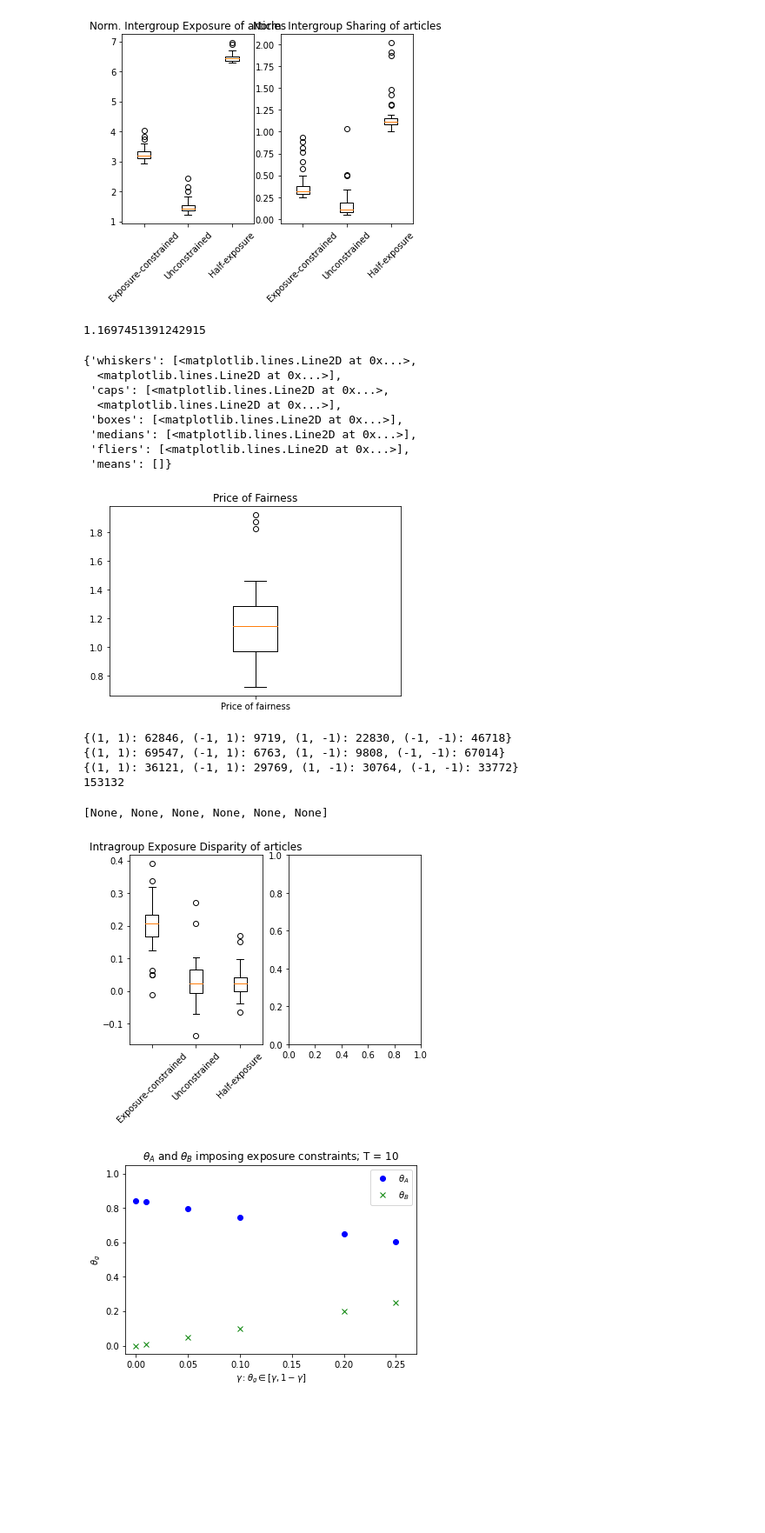
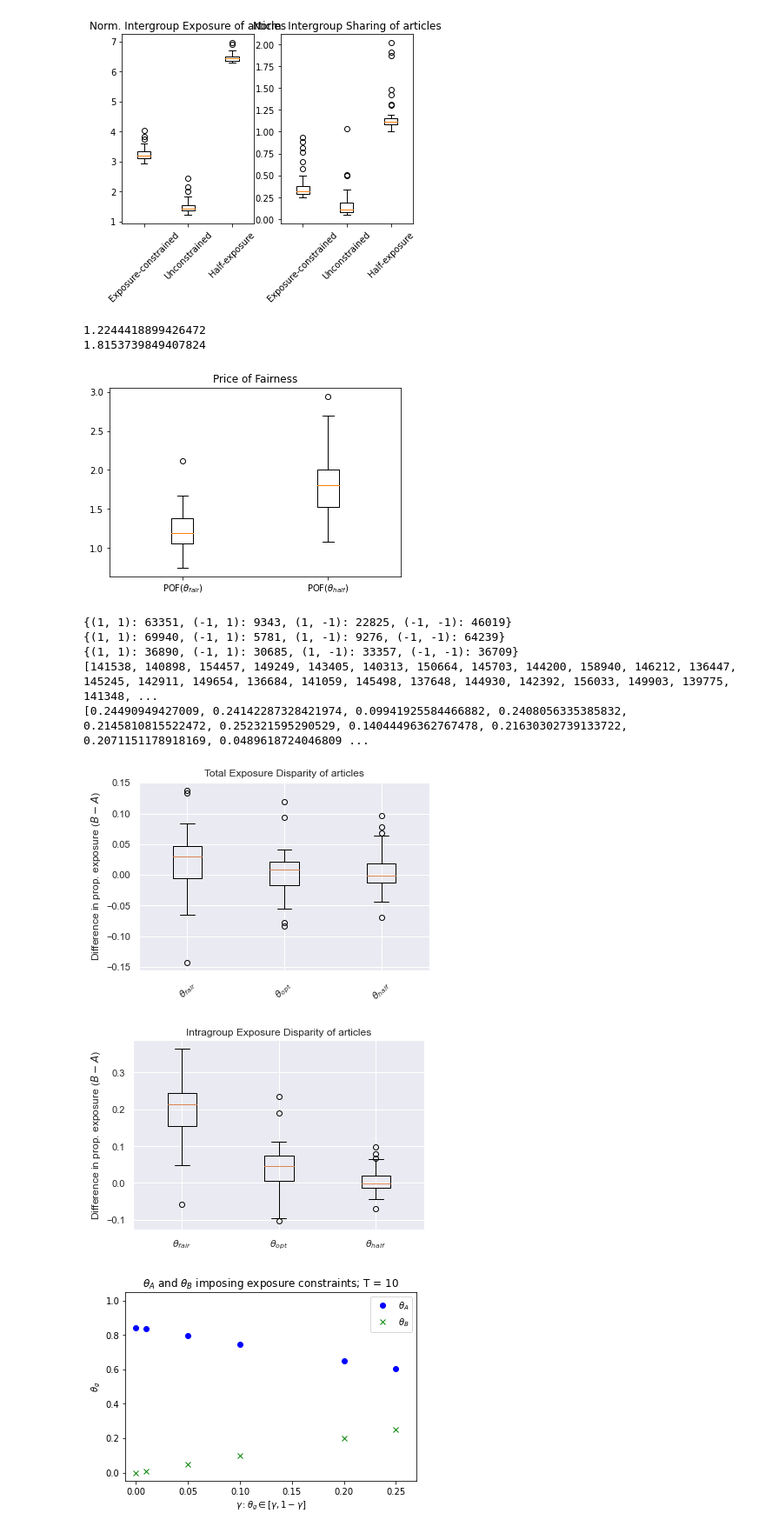
Before and after one commit to jfinocchiaro/long-term-fair-mdps, a Jupyter notebook: political-influence/analysis.ipynb, the cells around one changed output. Shown at 87% size. Drawn from its saved outputs; the diff is of its cells as text; code cells hidden in the pictures; blank space fills up the shorter version.

Commit message:
Looking at boxplots and updating homophily analysis

```diff
--- a/political-influence/analysis.ipynb
+++ b/political-influence/analysis.ipynb
@@ -75,15 +77,20 @@ pof_half = []
 
 for i in range(num_trials):
     #players_in_model_fair, shown_d_fair, click_d_fair, share_d_fair = sims.runModel(theta_fair, T, pi, M, P, beta_dist, v,c,q)
-    players_in_model_fair, shown_d_fair, click_d_fair, share_d_fair, group_one_fair = sims.runModel(theta_fair, T, pi, M, P, beta_dist, v,c,q)
-    players_in_model_opt, shown_d_opt, click_d_opt, share_d_opt, group_one_opt  = sims.runModel(theta_opt, T, pi, M, P, beta_dist, v,c,q)
-    players_in_model_half, shown_d_half, click_d_half, share_d_half, group_one_half  = sims.runModel(theta_half, T, pi, M, P, beta_dist, v,c,q)
+    players_in_model_fair, shown_d_fair, click_d_fair, share_d_fair = sims.runModel(theta_fair, T, pi, M, P, beta_dist, v,c,q)
+    players_in_model_opt, shown_d_opt, click_d_opt, share_d_opt  = sims.runModel(theta_opt, T, pi, M, P, beta_dist, v,c,q)
+    players_in_model_half, shown_d_half, click_d_half, share_d_half  = sims.runModel(theta_half, T, pi, M, P, beta_dist, v,c,q)
+
+    #has extra parameter from update
+    #players_in_model_fair, shown_d_fair, click_d_fair, share_d_fair, group_one_fair = sims.runModel(theta_fair, T, pi, M, P, beta_dist, v,c,q)
+    #players_in_model_opt, shown_d_opt, click_d_opt, share_d_opt, group_one_opt  = sims.runModel(theta_opt, T, pi, M, P, beta_dist, v,c,q)
+    #players_in_model_half, shown_d_half, click_d_half, share_d_half, group_one_half  = sims.runModel(theta_half, T, pi, M, P, beta_dist, v,c,q)
 
     players_list_fair.append(players_in_model_fair + ([0] * (T - len(players_in_model_fair))))
     shown_fair.append(shown_d_fair)
     click_fair.append(click_d_fair)
     share_fair.append(share_d_fair)
-    group_one_player_fair
+    #group_one_player_fair
     pof_fair.append(sum(players_in_model_fair[1:]))
 
     players_list_opt.append(players_in_model_opt + ([0] * (T - len(players_in_model_opt))))
@@ -254,63 +263,70 @@ plt.setp(ax2.xaxis.get_majorticklabels(), rotation=45)
 [figure]
 # %%
 #boxplot for price of fairness
-pof = [pof_opt[i] / pof_fair[i] for i in range(len(pof_opt))]
-print(np.mean(pof))
+pof_fair = [pof_opt[i] / pof_fair[i] for i in range(len(pof_opt))]
+
+pof_half = [pof_opt[i] / pof_half[i] for i in range(len(pof_opt))]
+
+print(np.mean(pof_fair))
+print(np.mean(pof_half))
 
 fig1, ax1 = plt.subplots()
 
 ax1.set_title('Price of Fairness')
-ax1.boxplot(pof, labels=['Price of fairness'])
+ax1.boxplot([pof_fair, pof_half], labels=['POF($\\theta_{fair})$', 'POF($\\theta_{half})$'])
+
+plt.savefig('figures/pof.png')
 # %% [output]
-1.1697451391242915
+1.2244418899426472
+1.8153739849407824
-{'whiskers': [<matplotlib.lines.Line2D at 0x...>,
-  <matplotlib.lines.Line2D at 0x...>],
- 'caps': [<matplotlib.lines.Line2D at 0x...>,
-  <matplotlib.lines.Line2D at 0x...>],
- 'boxes': [<matplotlib.lines.Line2D at 0x...>],
- 'medians': [<matplotlib.lines.Line2D at 0x...>],
- 'fliers': [<matplotlib.lines.Line2D at 0x...>],
- 'means': []}
-[figure, old version]
+[figure, new version]
 # %%
 #calculate boxplots for difference in exposure
 #should be close to 0
 # if np.abs removed, positive means article B shown more
 print(shown_fair[0])
 print(shown_opt[0])
 print(shown_half[0])
 
 
 impressions_fair = [sum(x)for x in players_list_fair]
 exposure_disparity_fair_intra = [((x[(1,1)] / (pi[1] * impressions_fair[i]) - x[(-1,-1)] / (pi[-1] * impressions_fair[i]))) for i,x in enumerate(shown_fair)]
-exposure_disparity_fair = [(((x[(1,1)] + x[(-1,1)]) / (pi[1] * M) - (x[(-1,-1)] + x[(1,-1)]) / (pi[-1] * M))) for x in shown_fair]
+exposure_disparity_fair = [(((x[(1,1)] + x[(-1,1)]) / (pi[1] * impressions_fair[i]) - (x[(-1,-1)] + x[(1,-1)]) / (pi[-1] * impressions_fair[i]))) for x in shown_fair]
+
+print(impressions_fair)
+print(exposure_disparity_fair_intra)
 
 impressions_opt = [sum(x) for x in players_list_opt]
-print(impressions_opt[0])
 exposure_disparity_opt_intra = [((x[(1,1)] / (pi[1] * impressions_opt[i]) - x[(-1,-1)] / (pi[-1] * impressions_opt[i]))) for i,x in enumerate(shown_opt)]
-exposure_disparity_opt = [(((x[(1,1)] + x[(-1,1)]) / (pi[1] * M) - (x[(-1,-1)] + x[(1,-1)]) / (pi[-1] * M))) for x in shown_opt]
+exposure_disparity_opt = [(((x[(1,1)] + x[(-1,1)]) / (pi[1] * impressions_opt[i]) - (x[(-1,-1)] + x[(1,-1)]) / (pi[-1] * impressions_opt[i]))) for x in shown_opt]
 
 impressions_half = [sum(x)for x in players_list_half]
 exposure_disparity_half_intra = [((x[(1,1)] / (pi[1] * impressions_half[i]) - x[(-1,-1)] / (pi[-1] * impressions_half[i]))) for i,x in enumerate(shown_half)]
-exposure_disparity_half = [(((x[(1,1)] + x[(-1,1)]) / (pi[1] * M) - (x[(-1,-1)] + x[(1,-1)]) / (pi[-1] * M))) for x in shown_half]
+exposure_disparity_half = [(((x[(1,1)] + x[(-1,1)]) / (pi[1] * impressions_half[i]) - (x[(-1,-1)] + x[(1,-1)]) / (pi[-1] * impressions_half[i]))) for x in shown_half]
 
 # plot data
-fig1, (ax1,ax2) = plt.subplots(1,2)
+fig1, ax1 = plt.subplots()
 
-ax1.set_title('Intragroup Exposure Disparity of articles')
-ax1.boxplot([exposure_disparity_fair_intra, exposure_disparity_opt_intra, exposure_disparity_half_intra], labels=['Exposure-constrained', 'Unconstrained', 'Half-exposure'])
+ax1.set_title('Total Exposure Disparity of articles')
+ax1.boxplot([exposure_disparity_fair, exposure_disparity_opt, exposure_disparity_half], labels=['$\\theta_{fair}$', '$\\theta_{opt}$', '$\\theta_{half}$'])
+plt.ylabel('Difference in prop. exposure ($B - A$)')
 plt.setp(ax1.xaxis.get_majorticklabels(), rotation=45)
 
-#ax2.set_title('Exposure Disparity of articles')
-#ax2.boxplot([exposure_disparity_fair, exposure_disparity_opt, exposure_disparity_half], labels=['Exposure-constrained', 'Unconstrained', 'Half-exposure'])
-#plt.setp(ax2.xaxis.get_majorticklabels(), rotation=45)
+fig1, ax2 = plt.subplots()
+ax2.set_title('Intragroup Exposure Disparity of articles')
+ax2.boxplot([exposure_disparity_fair_intra, exposure_disparity_opt_intra, exposure_disparity_half], labels=['$\\theta_{fair}$', '$\\theta_{opt}$', '$\\theta_{half}$'])
+plt.ylabel('Difference in prop. exposure ($B - A$)')
+plt.setp(ax1.xaxis.get_majorticklabels(), rotation=45)
+plt.savefig('figures/exposure_disparity_ig.png')
+plt.show()
 # %% [output]
-{(1, 1): 62846, (-1, 1): 9719, (1, -1): 22830, (-1, -1): 46718}
-{(1, 1): 69547, (-1, 1): 6763, (1, -1): 9808, (-1, -1): 67014}
-{(1, 1): 36121, (-1, 1): 29769, (1, -1): 30764, (-1, -1): 33772}
-153132
+{(1, 1): 63351, (-1, 1): 9343, (1, -1): 22825, (-1, -1): 46019}
+{(1, 1): 69940, (-1, 1): 5781, (1, -1): 9276, (-1, -1): 64239}
+{(1, 1): 36890, (-1, 1): 30685, (1, -1): 33357, (-1, -1): 36709}
+[141538, 140898, 154457, 149249, 143405, 140313, 150664, 145703, 144200, 158940, 146212, 136447, 145245, 142911, 149654, 136684, 141059, 145498, 137648, 144930, 142392, 156033, 149903, 139775, 141348, ...
+[0.24490949427009, 0.24142287328421974, 0.09941925584466882, 0.2408056335385832, 0.2145810815522472, 0.252321595290529, 0.14044496362767478, 0.21630302739133722, 0.2071151178918169, 0.0489618724046809 ...
-[None, None, None, None, None, None]
-[figure, old version]
+[figure, new version]
+[figure, added]
 # %%
 T=10
 theta_A = {}
```
Also changed, not shown: parts of 8 cells of this notebook, 20 other files.
